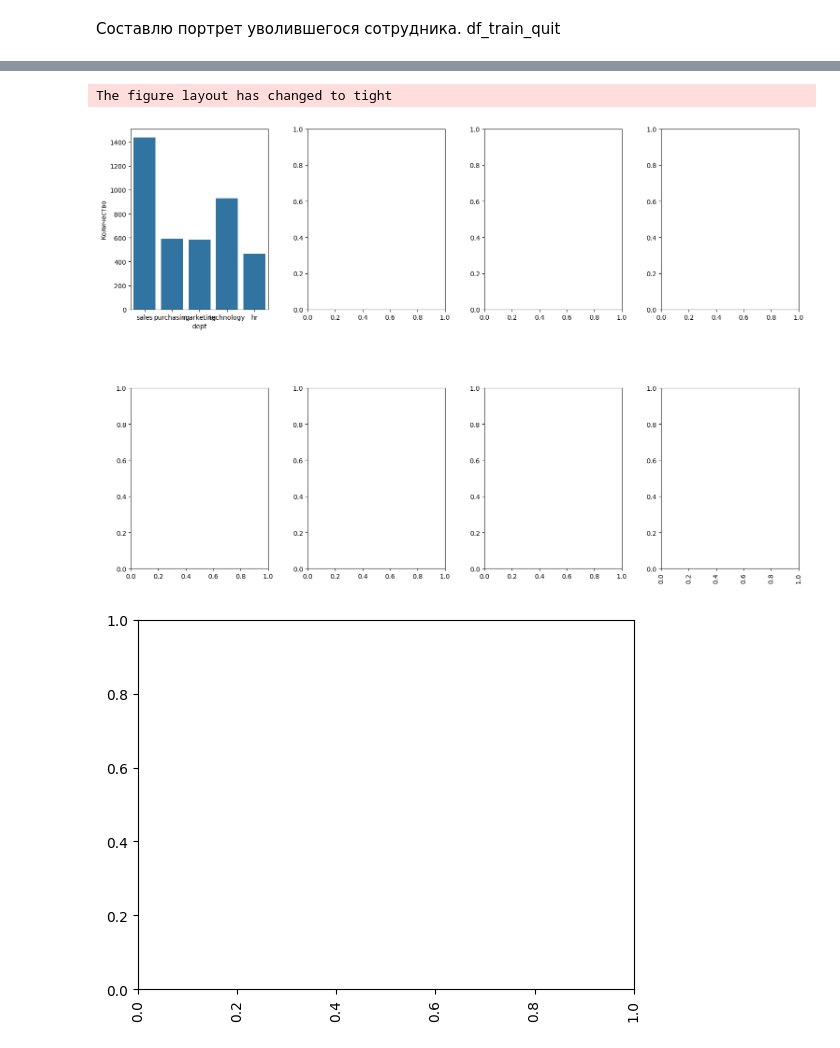
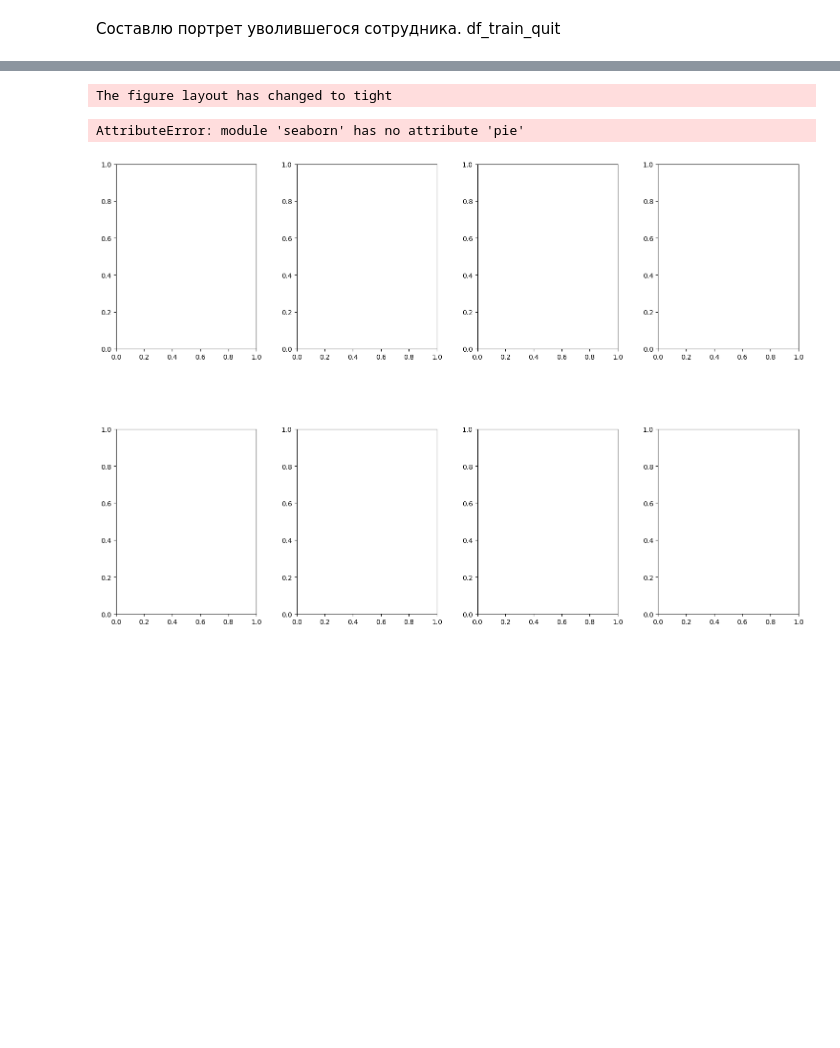
Before and after one commit to kapa6ac/project2, a Jupyter notebook: HR/hr_v1.ipynb, the cells around one changed output, grey strips where cells are left out. Drawn from its saved outputs; the diff is of its cells as text; code cells hidden in the pictures; blank space fills up the shorter version.

```diff
--- a/HR/hr_v1.ipynb
+++ b/HR/hr_v1.ipynb
@@ -654,6 +654,6 @@ Found unknown categories in columns [0] during transform. These unknown categori
 # %% [markdown]
 Составлю портрет уволившегося сотрудника. df_train_quit
 # %%
-df_train_quit = df_train_quit.set_index('id')
-display(df_train_quit)
+#df_train_quit = df_train_quit.set_index('id')
+display(df_train_quit.columns.to_list())
 # %% [output]
@@ -674,16 +675,18 @@ display(df_train_quit)
 # %%
 x=0
 fig, axes = plt.subplots(2,4, figsize=(15, 10), constrained_layout=True)
 fig.tight_layout(h_pad=10,w_pad=3)
 axes = axes.ravel()
 
-for c in df_train_quit.columns.to_list()[:-2]:
-        ax = sns.countplot(x=c, data = df_train_quit, ax=axes[x])
+for c in ['dept', 'level', 'workload', 'employment_years', 'last_year_promo', 'last_year_violations', 'supervisor_evaluation', 'salary']:
+        #ax = sns.countplot(x=c, data = df_train_quit[df_train_quit['quit'] == 'yes'], ax=axes[x])
+        ax = sns.pie(df_train_quit.loc[df_train_quit['quit'] == 'yes', c])
         ax.set(xlabel=c, ylabel='Количество')
         plt.xticks(rotation=90)
-        plt.show()
         x += 1
+
+plt.show()
 # %% [output]
 The figure layout has changed to tight
+AttributeError: module 'seaborn' has no attribute 'pie'
-[figure, old version]
+[figure, new version]
-[figure, removed]
```
Also changed, not shown: parts of 3 cells of this notebook.
